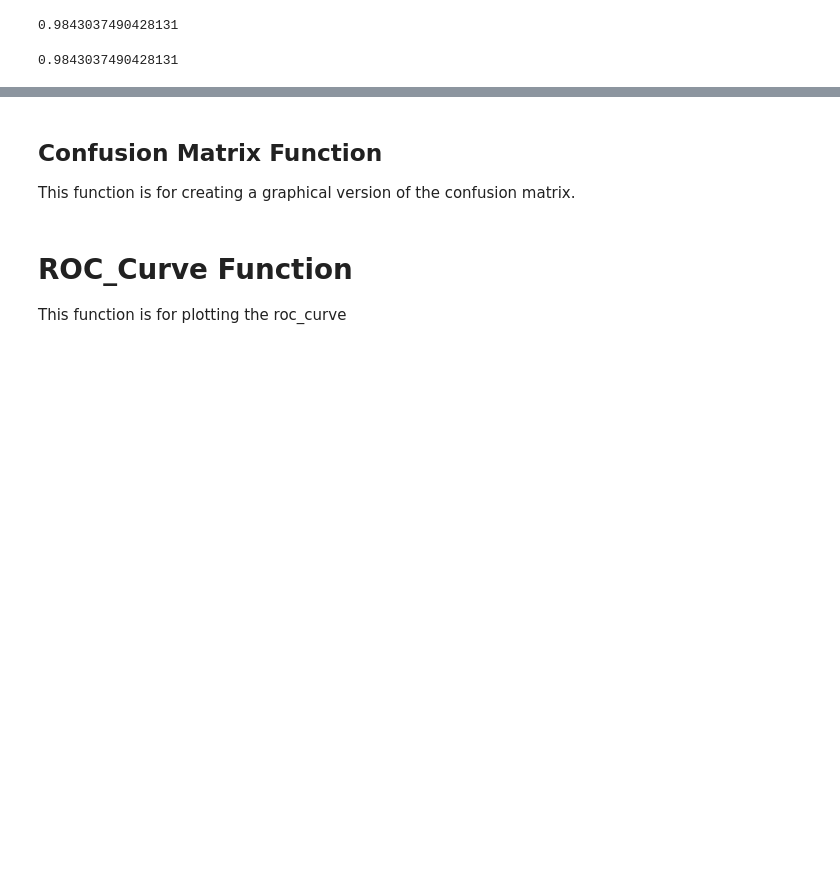
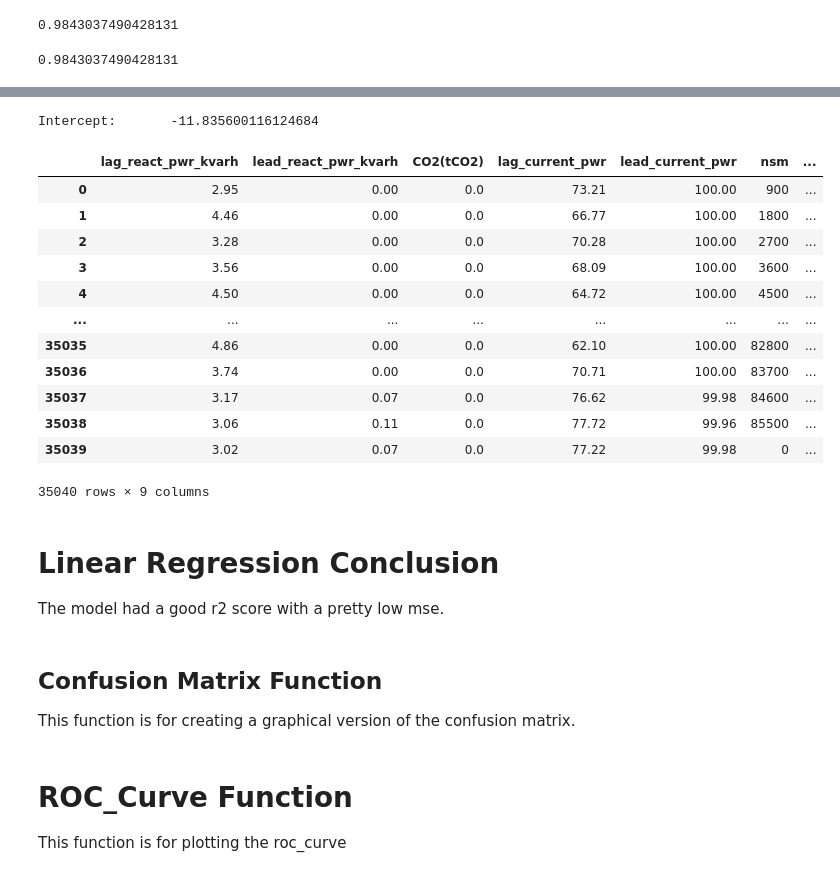
Before and after one commit to zaccowan/MLA_ZSC, a Jupyter notebook: MLA2_ZSC.ipynb, the cells around one changed output, grey strips where cells are left out. Saved outputs shown, nothing was run; the diff lists cells and outputs as text; code cells hidden in the pictures; blank space fills up the shorter version.

```diff
--- a/MLA2_ZSC.ipynb
+++ b/MLA2_ZSC.ipynb
@@ -275,3 +285,26 @@ plt.show()
+# %%
+print("Intercept:\t", pipeline.named_steps["classifier"].intercept_)
+# %% [output]
+Intercept:       -11.835600116124684
+# %%
+x
+# %% [output]
+|  | lag_react_pwr_kvarh | lead_react_pwr_kvarh | CO2(tCO2) | lag_current_pwr | lead_current_pwr | nsm | ... |
+| 0 | 2.95 | 0.00 | 0.0 | 73.21 | 100.00 | 900 | ... |
+| 1 | 4.46 | 0.00 | 0.0 | 66.77 | 100.00 | 1800 | ... |
+| 2 | 3.28 | 0.00 | 0.0 | 70.28 | 100.00 | 2700 | ... |
+| 3 | 3.56 | 0.00 | 0.0 | 68.09 | 100.00 | 3600 | ... |
+| 4 | 4.50 | 0.00 | 0.0 | 64.72 | 100.00 | 4500 | ... |
+| ... | ... | ... | ... | ... | ... | ... | ... |
+| 35035 | 4.86 | 0.00 | 0.0 | 62.10 | 100.00 | 82800 | ... |
+| 35036 | 3.74 | 0.00 | 0.0 | 70.71 | 100.00 | 83700 | ... |
+| 35037 | 3.17 | 0.07 | 0.0 | 76.62 | 99.98 | 84600 | ... |
+| 35038 | 3.06 | 0.11 | 0.0 | 77.72 | 99.96 | 85500 | ... |
+| 35039 | 3.02 | 0.07 | 0.0 | 77.22 | 99.98 | 0 | ... |
+35040 rows × 9 columns
+# %% [markdown]
+# Linear Regression Conclusion
+The model had a good r2 score with a pretty low mse.
 # %% [markdown]
 ## Confusion Matrix Function
 This function is for creating a graphical version of the confusion matrix.
```
Also changed, not shown: parts of 17 cells of this notebook.
